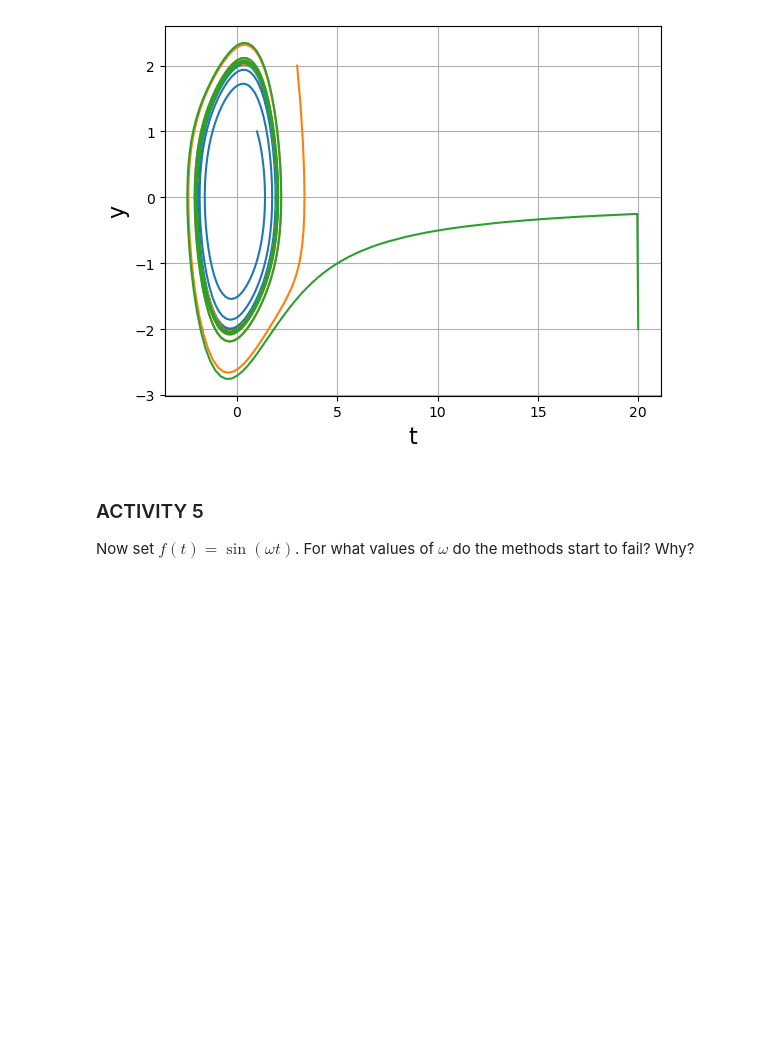
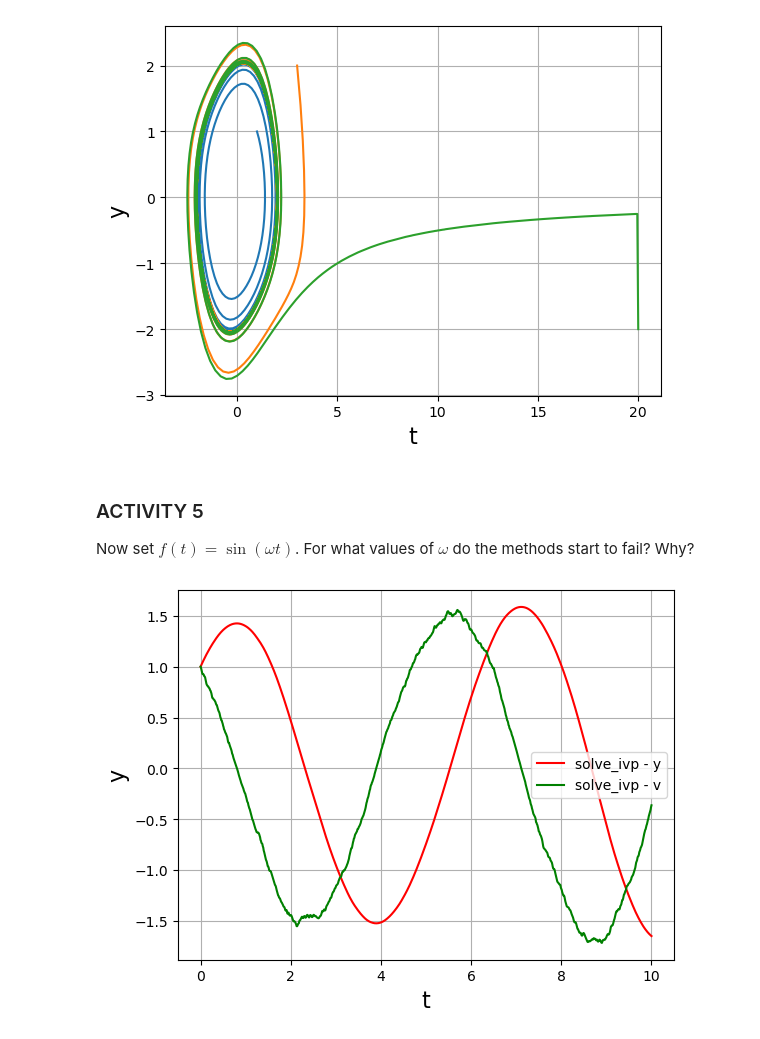
Before and after one commit to GMass99/TopicsInSciComp, a Jupyter notebook: Notebooks/Week4_LabExercises.ipynb, the cells around one changed output. Saved outputs shown, nothing was run; the diff lists cells and outputs as text; code cells hidden in the pictures; blank space fills up the shorter version.

```diff
--- a/Notebooks/Week4_LabExercises.ipynb
+++ b/Notebooks/Week4_LabExercises.ipynb
@@ -317,3 +317,16 @@ my_oscillator.phase_plot()
 Now set $f(t) = \sin(\omega t)$. For what values of $\omega$ do the methods start to fail? Why?
 # %%
 # UPDATE ME!
+def set_f_of_t(t):
+    omega =100000000000000000
+    return np.sin(omega*t)
+
+lifetime = 10
+dampening_factor = 0.0001
+my_oscillator = VanDerPolOscillator(set_f_of_t, dampening_factor, lifetime)
+y0 = np.array([1.0,1.0])
+steps = 1000
+my_oscillator.integrate_VDP_equation(y0, steps)
+my_oscillator.plot_solution()
+# %% [output]
+[figure, added]
```
